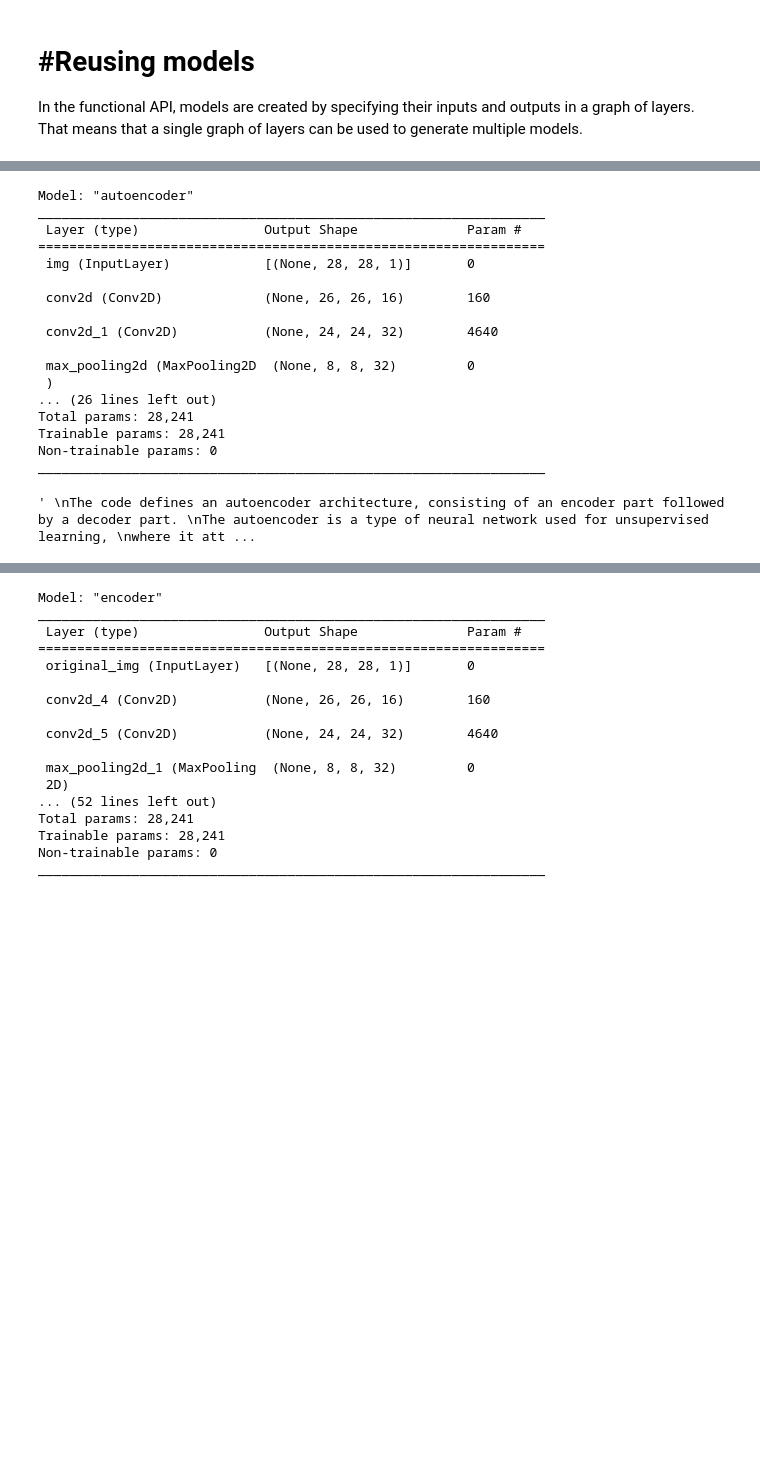
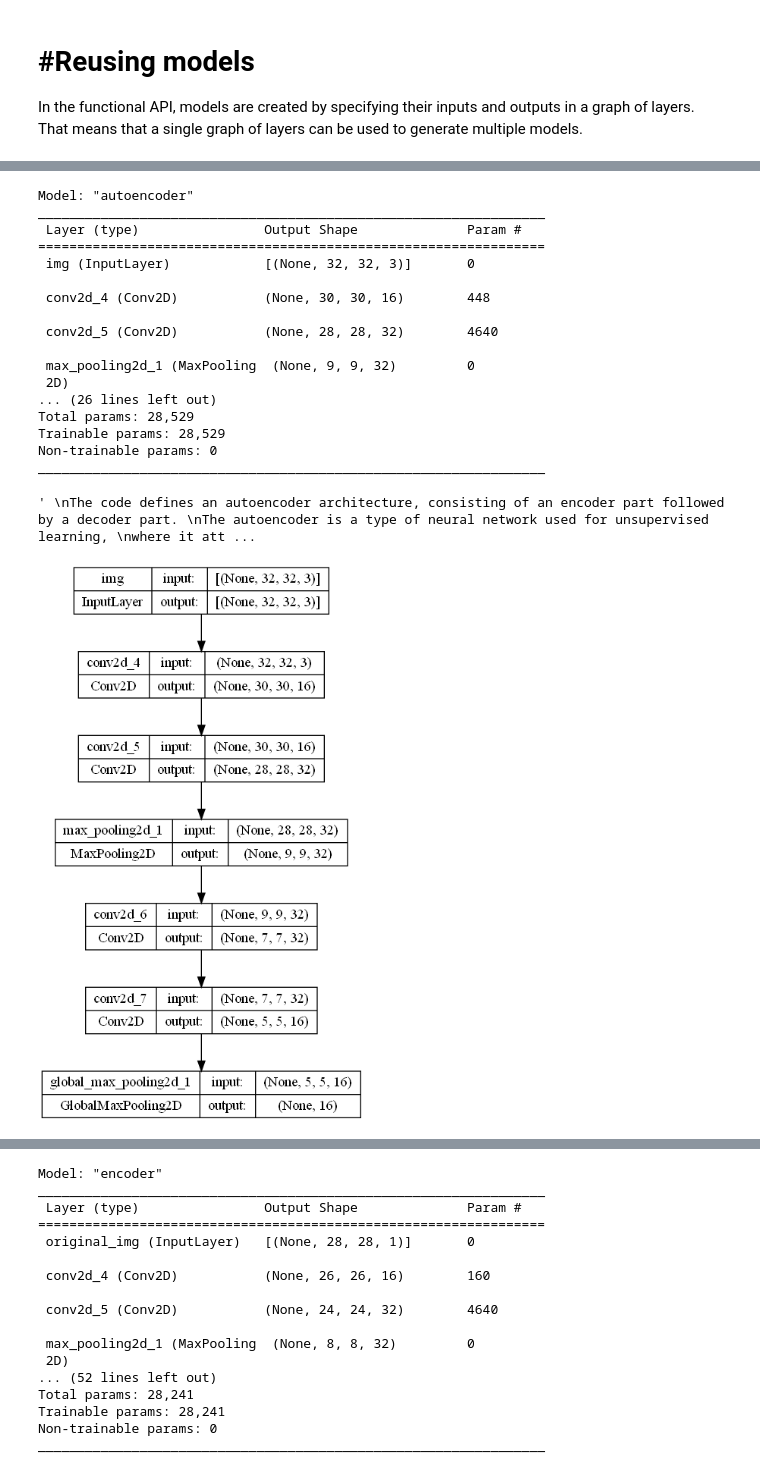
Before and after one commit to dnncamargo/ml-lab, a Jupyter notebook: keras_ds/functional.ipynb, the cells around one changed output, grey strips where cells are left out. Drawn from its saved outputs; the diff is of its cells as text; code cells hidden in the pictures; blank space fills up the shorter version.

```diff
--- a/keras_ds/functional.ipynb
+++ b/keras_ds/functional.ipynb
@@ -289,10 +285,10 @@ predictions shape: (3, 10)
 # #Save and serialize
 The standard way to save a functional model is to call model.save() to save the entire model as a single file. You can later recreate the same model from this file, even if the code that built the model is no longer available.
 # %%
-model.save("path_to_my_model.keras")
+model.save("functional_model.keras")
 del model
 # Recreate the exact same model purely from the file:
-model = keras.models.load_model("path_to_my_model.keras")
+model = keras.models.load_model("functional_model.keras")
 # %% [markdown]
 # #Reusing models
 In the functional API, models are created by specifying their inputs and outputs in a graph of layers. That means that a single graph of layers can be used to generate multiple models.
@@ -302,8 +298,8 @@ Encoder Part:
 
 '''
 
-# creates an input layer with the shape (28, 28, 1), representing grayscale images of size 28x28 pixels.
-encoder_input = keras.Input(shape=(28, 28, 1), name="img")
+# creates an input layer with the shape (32, 32, 3), representing grayscale images of size 28x28 pixels.
+encoder_input = keras.Input(shape=(32, 32, 3), name="img")
 
 x = layers.Conv2D(16, 3, activation="relu")(encoder_input)  # applies a 2D convolutional layer with 16 filters of size 3x3 to the input.
                                                             # The relu activation function is used.
@@ -378,17 +374,36 @@ Model: "autoencoder"
 _________________________________________________________________
  Layer (type)                Output Shape              Param #
 =================================================================
- img (InputLayer)            [(None, 28, 28, 1)]       0
+ img (InputLayer)            [(None, 32, 32, 3)]       0
 
- conv2d (Conv2D)             (None, 26, 26, 16)        160
+ conv2d_4 (Conv2D)           (None, 30, 30, 16)        448
 
- conv2d_1 (Conv2D)           (None, 24, 24, 32)        4640
+ conv2d_5 (Conv2D)           (None, 28, 28, 32)        4640
 
- max_pooling2d (MaxPooling2D  (None, 8, 8, 32)         0
- )
+ max_pooling2d_1 (MaxPooling  (None, 9, 9, 32)         0
+ 2D)
 ... (26 lines left out)
-Total params: 28,241
-Trainable params: 28,241
+Total params: 28,529
+Trainable params: 28,529
 Non-trainable params: 0
 _________________________________________________________________
 ' \nThe code defines an autoencoder architecture, consisting of an encoder part followed by a decoder part. \nThe autoencoder is a type of neural network used for unsupervised learning, \nwhere it att ...
+# %%
+# Compiling models
+
+'''
+This is the step to define weigths
+If you do not compile metrics or evaluate your model, you'll receive a warning:
+WARNING:tensorflow:Compiled the loaded model, but the compiled metrics have yet to be built.
+`model.compile_metrics` will be empty until you train or evaluate the model.
+'''
+
+encoder.compile(optimizer='adam', loss='binary_crossentropy')
+autoencoder.compile(optimizer='adam', loss='binary_crossentropy')
+# %%
+# plot the autoencoder
+from tensorflow.keras.utils import plot_model
+
+plot_model(encoder, 'encoder_compress.png', show_shapes=True)
+# %% [output]
+[figure, added]
```
Also changed, not shown: parts of 13 cells of this notebook, 8 other files.
